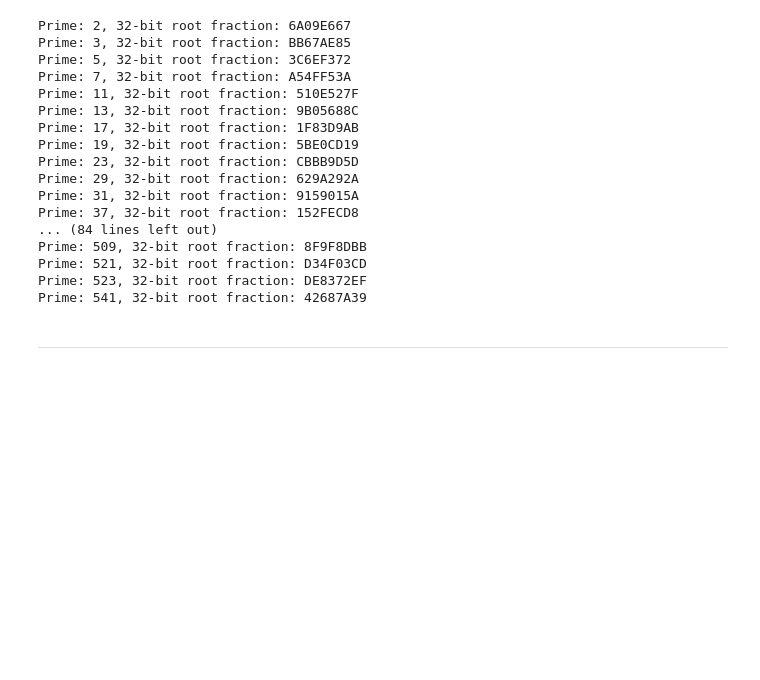
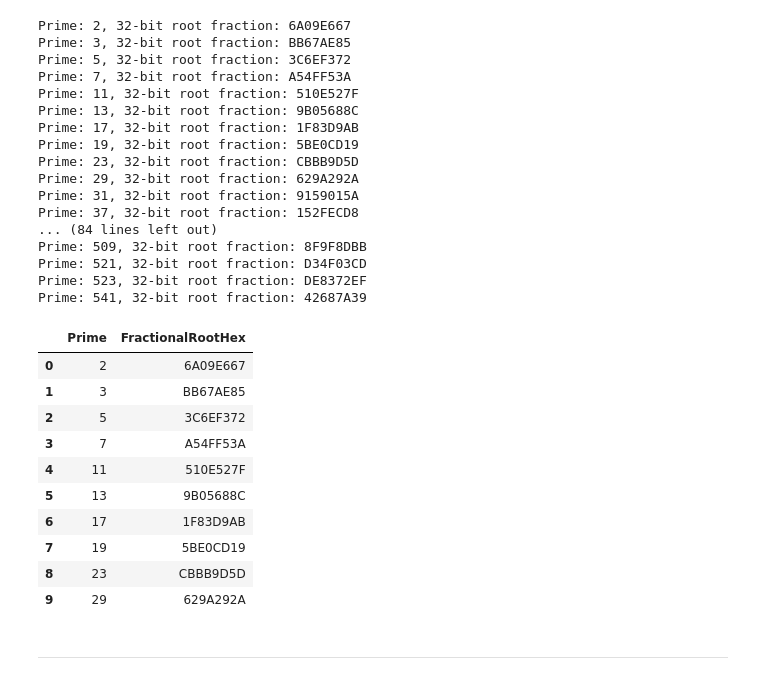
Before and after one commit to CormacM22/computational_theory, a Jupyter notebook: tasks.ipynb, the cells around one changed output. Saved outputs shown, nothing was run; the diff lists cells and outputs as text; code cells hidden in the pictures; blank space fills up the shorter version.

```diff
--- a/tasks.ipynb
+++ b/tasks.ipynb
@@ -329,6 +339,29 @@ Prime: 509, 32-bit root fraction: 8F9F8DBB
 Prime: 521, 32-bit root fraction: D34F03CD
 Prime: 523, 32-bit root fraction: DE8372EF
 Prime: 541, 32-bit root fraction: 42687A39
+# %%
+import pandas as pd
+
+# Build table of primes and their root fractions
+df_roots = pd.DataFrame({
+    'Prime': primes,
+    'FractionalRootHex': [f"{fractional_root_32(p):08X}" for p in primes]
+})
+
+# Display
+df_roots.head(10)  # shows first 10 rows
+# %% [output]
+|  | Prime | FractionalRootHex |
+| 0 | 2 | 6A09E667 |
+| 1 | 3 | BB67AE85 |
+| 2 | 5 | 3C6EF372 |
+| 3 | 7 | A54FF53A |
+| 4 | 11 | 510E527F |
+| 5 | 13 | 9B05688C |
+| 6 | 17 | 1F83D9AB |
+| 7 | 19 | 5BE0CD19 |
+| 8 | 23 | CBBB9D5D |
+| 9 | 29 | 629A292A |
 # %% [markdown]
 ----
 # %% [markdown]
```
Also changed, not shown: parts of 3 cells of this notebook.
